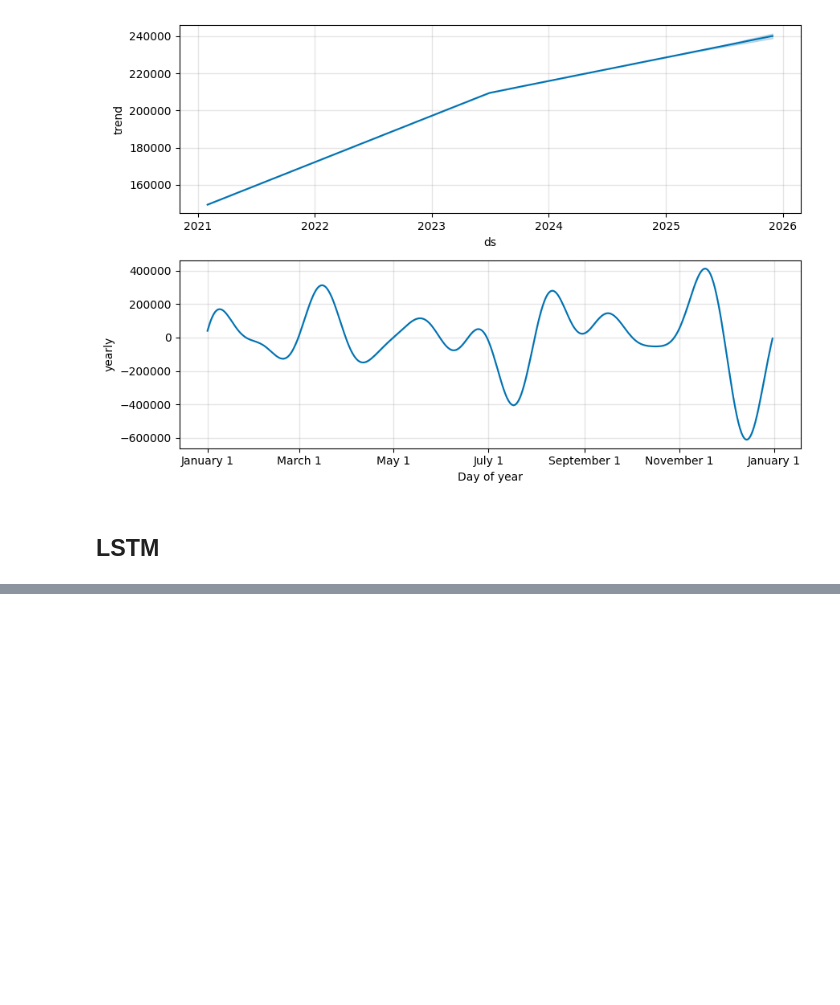
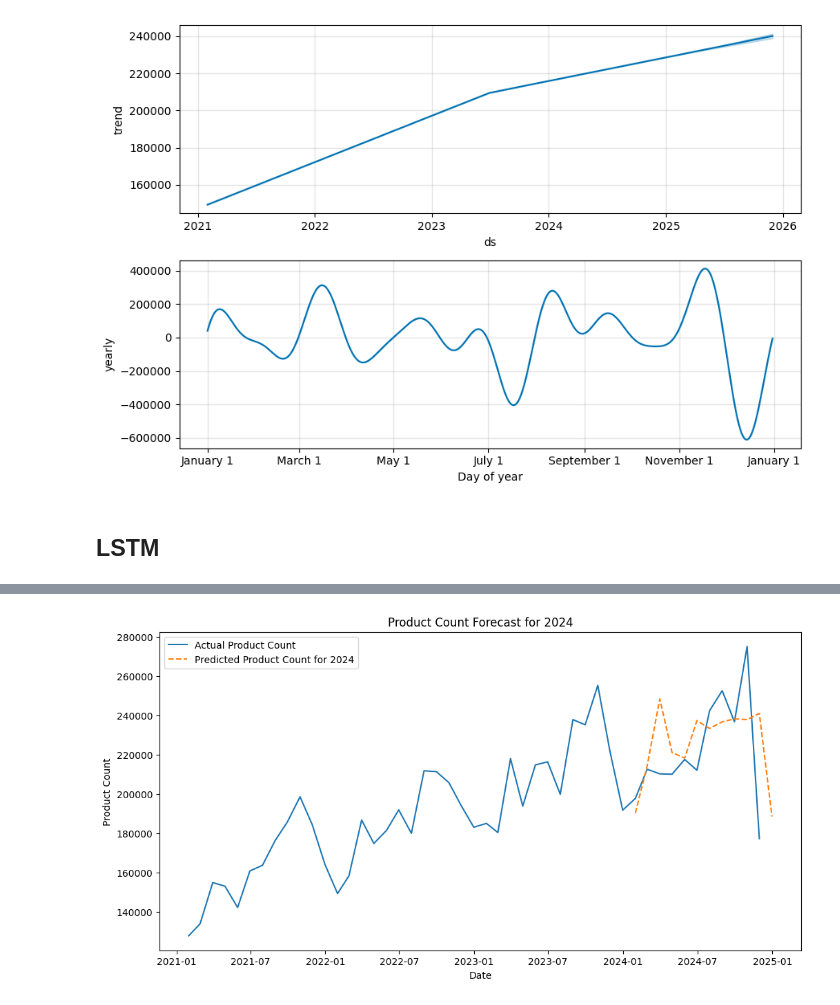
Before and after one commit to rzn-git/forecast-demand-collaboration, a Jupyter notebook: test-17.ipynb, the cells around one changed output, grey strips where cells are left out. Cells and saved outputs as stored; diff of their text form; code cells hidden in the pictures; blank space fills up the shorter version.

```diff
--- a/test-17.ipynb
+++ b/test-17.ipynb
@@ -363,0 +377,24 @@ Epoch 1/1000
+# %%
+# Predict the product count for each month in 2024
+num_predictions_2024 = 12
+future_predictions_2024 = predict_future(model, scaled_data, time_step, num_predictions_2024)
+
+# Inverse transform the predictions to get actual values
+future_predictions_2024 = scaler.inverse_transform(np.array(future_predictions_2024).reshape(-1, 1))
+
+# Create a date range for the future predictions
+future_dates_2024 = pd.date_range(start='2024-01-01', periods=num_predictions_2024, freq='M')
+
+# Create a DataFrame for the future predictions
+future_df_2024 = pd.DataFrame(data=future_predictions_2024, index=future_dates_2024, columns=['product_count'])
+
+# Plot the actual data and the future predictions for 2024
+plt.figure(figsize=(12, 6))
+plt.plot(df['date'], df['product_count'], label='Actual Product Count')
+plt.plot(future_df_2024.index, future_df_2024['product_count'], label='Predicted Product Count for 2024', linestyle='--')
+plt.title('Product Count Forecast for 2024')
+plt.xlabel('Date')
+plt.ylabel('Product Count')
+plt.legend()
+plt.show()
+# %% [output]
@@ -363,0 +413 @@ Epoch 1/1000
+[figure, added]
```
Also changed, not shown: parts of 4 cells of this notebook, 2 other files.
